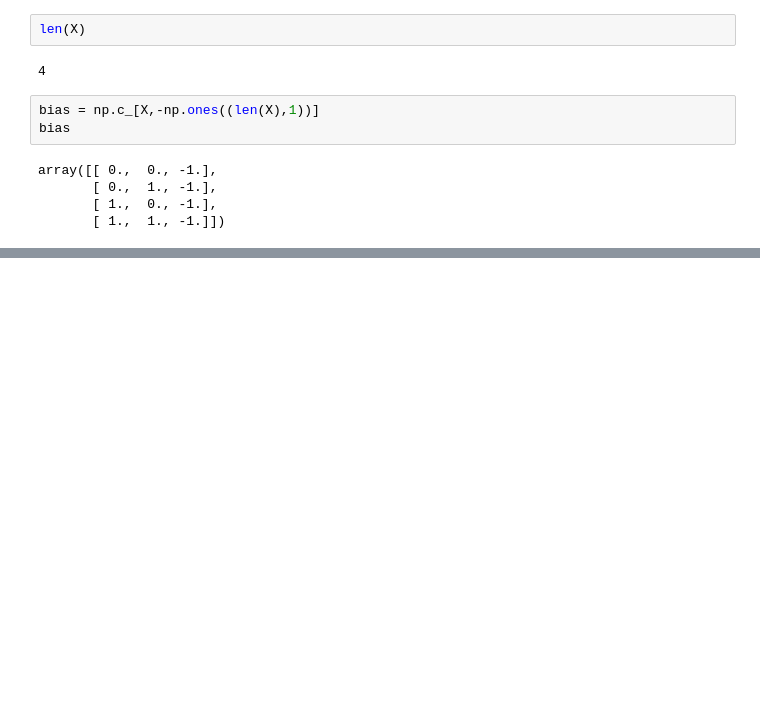
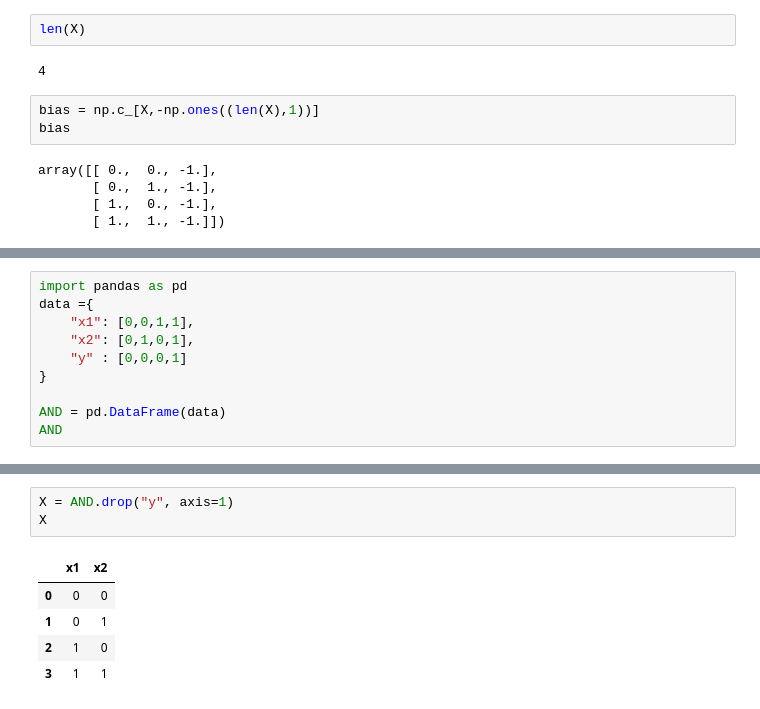
Before and after one commit to sonjoy1s/Deep-Learning, a Jupyter notebook: module2DeepLearning.ipynb, the cells around one changed output, grey strips where cells are left out. Saved outputs shown, nothing was run; the diff lists cells and outputs as text; blank space fills up the shorter version.

```diff
--- a/module2DeepLearning.ipynb
+++ b/module2DeepLearning.ipynb
@@ -62,0 +129,10 @@ array([[ 0.,  0., -1.],
+# %%
+import pandas as pd
+data ={
+    "x1": [0,0,1,1],
+    "x2": [0,1,0,1],
+    "y" : [0,0,0,1]
+}
+
+AND = pd.DataFrame(data)
+AND
@@ -62,0 +145,9 @@ array([[ 0.,  0., -1.],
+# %%
+X = AND.drop("y", axis=1)
+X
+# %% [output]
+|  | x1 | x2 |
+| 0 | 0 | 0 |
+| 1 | 0 | 1 |
+| 2 | 1 | 0 |
+| 3 | 1 | 1 |
```
Also changed, not shown: parts of 8 cells of this notebook.
